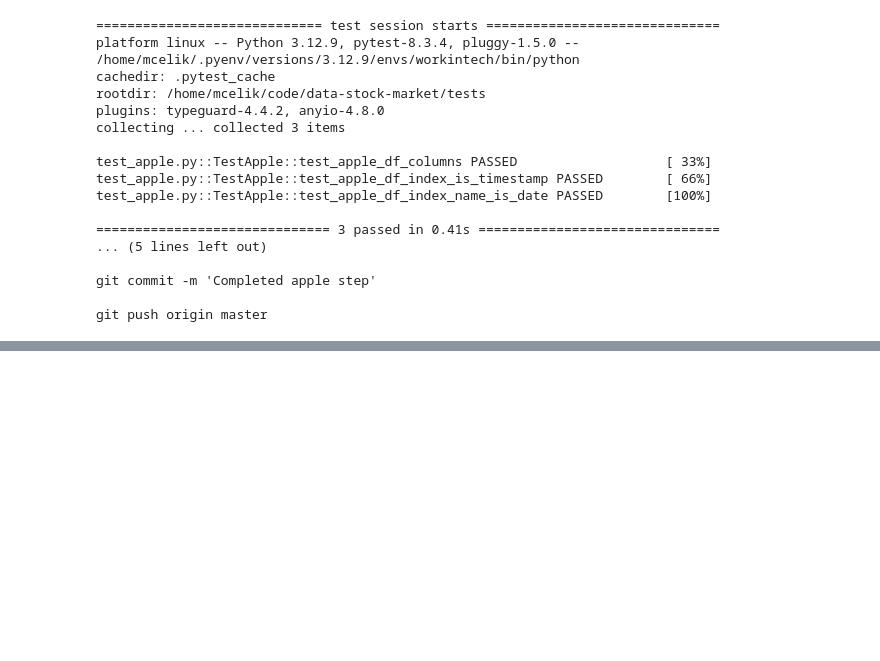
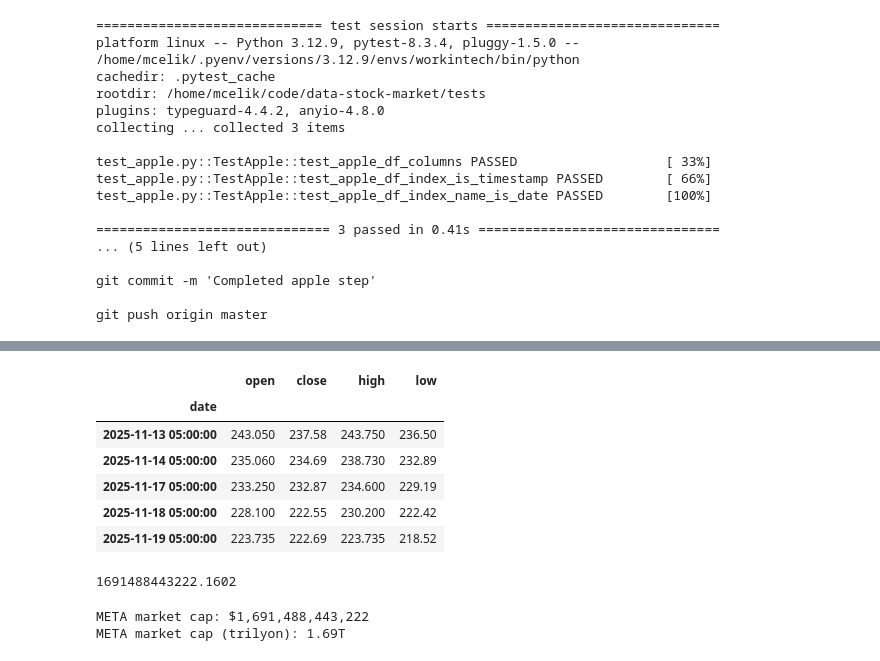
Before and after one commit to celikmehmet15/data-stock-market, a Jupyter notebook: stocks.ipynb, the cells around one changed output, grey strips where cells are left out. Drawn from its saved outputs; the diff is of its cells as text; code cells hidden in the pictures; blank space fills up the shorter version.

```diff
--- a/stocks.ipynb
+++ b/stocks.ipynb
@@ -103,0 +113,31 @@ SyntaxError: invalid syntax (3480248237.py, line 1)
+# %%
+amzn_df["date"] = pd.to_datetime(amzn_df["t"], unit="ms")
+amzn_df = amzn_df.set_index("date").sort_index()
+amzn_df = amzn_df.rename(columns={"o":"open","c":"close","h":"high","l":"low"})
+
+amzn_df[["open","close","high","low"]].head()
+# %% [output]
+|  | open | close | high | low |
+| date |  |  |  |  |
+| 2025-11-13 05:00:00 | 243.050 | 237.58 | 243.750 | 236.50 |
+| 2025-11-14 05:00:00 | 235.060 | 234.69 | 238.730 | 232.89 |
+| 2025-11-17 05:00:00 | 233.250 | 232.87 | 234.600 | 229.19 |
+| 2025-11-18 05:00:00 | 228.100 | 222.55 | 230.200 | 222.42 |
+| 2025-11-19 05:00:00 | 223.735 | 222.69 | 223.735 | 218.52 |
+# %%
+import requests
+
+meta_url = f"https://api.massive.com/v3/reference/tickers/META?apiKey={API_KEY}"
+meta_data = requests.get(meta_url, timeout=30).json()
+
+# Market cap'i güvenli şekilde çekelim:
+meta_market_cap = meta_data.get("results", {}).get("market_cap")
+meta_market_cap
+# %% [output]
+1691488443222.1602
+# %%
+print(f"META market cap: ${meta_market_cap:,.0f}")
+print(f"META market cap (trilyon): {meta_market_cap/1e12:.2f}T")
+# %% [output]
+META market cap: $1,691,488,443,222
+META market cap (trilyon): 1.69T
```
Also changed, not shown: parts of 13 cells of this notebook.
